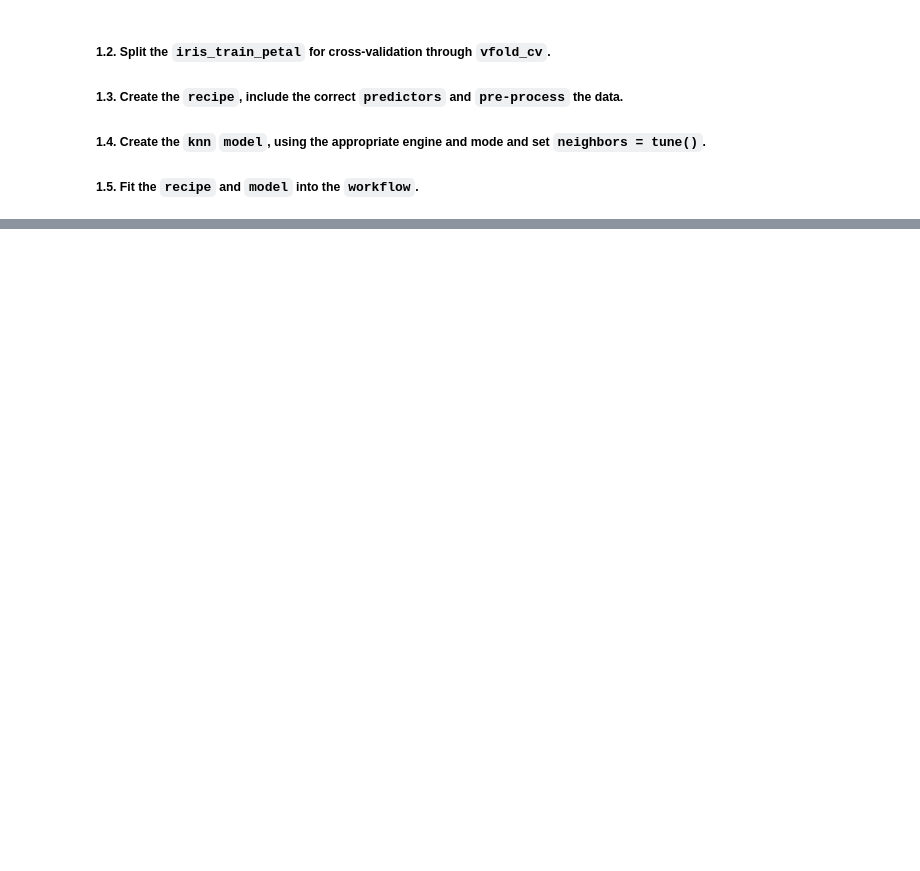
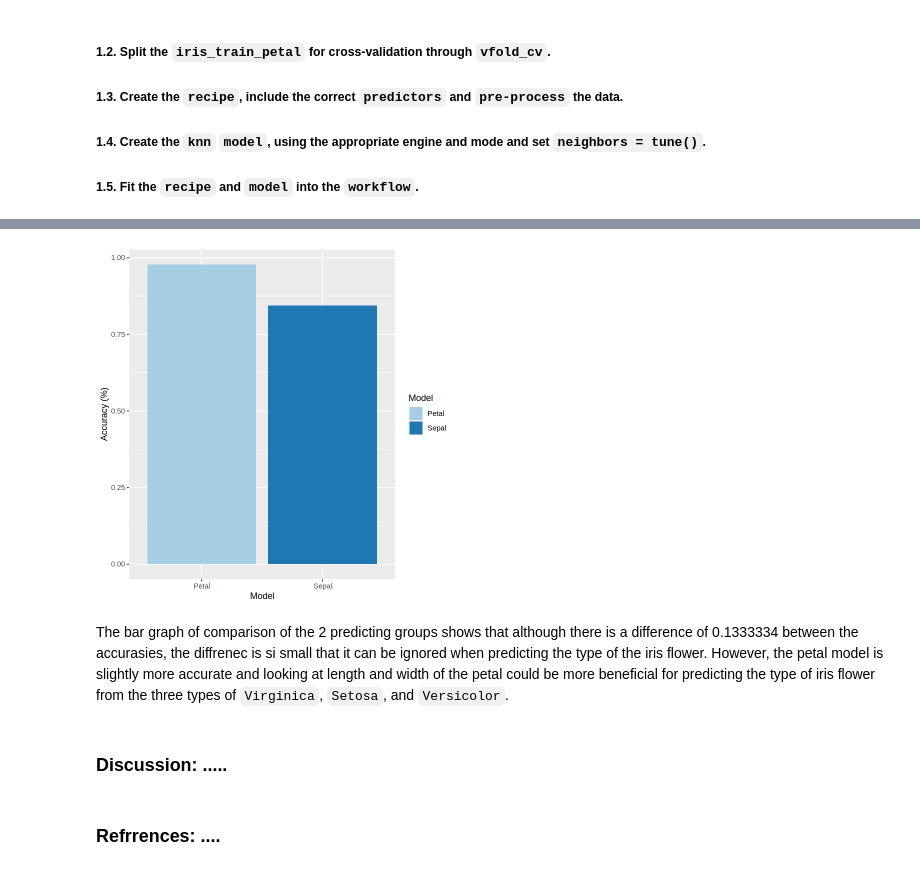
Before and after one commit to chilux00/dsci100-004-15, a Jupyter notebook: iris_prediction.ipynb, the cells around one changed output, grey strips where cells are left out. Saved outputs shown, nothing was run; the diff lists cells and outputs as text; code cells hidden in the pictures; blank space fills up the shorter version.

```diff
--- a/iris_prediction.ipynb
+++ b/iris_prediction.ipynb
@@ -175,0 +511,23 @@ cross_val_plot_petal
+# %%
+#2.1
+sepal_final_spec <- nearest_neighbor (weight_func = "rectangular", neighbors = 55)|>
+    set_engine("kknn") |>
+    set_mode("classification")
+
+#2.2
+sepal_final_workflow <- workflow() |>
+    add_recipe (sepal_recipe)|>
+    add_model (sepal_final_spec)|>
+    fit(data= iris_train_sepal)
+sepal_final_workflow
+
+2.3
+sepal_prediction <- predict(sepal_final_workflow, iris_test_sepal)|>
+    bind_cols (iris_test_sepal)
+head(sepal_prediction)
+
+2.4
+sepal_accuracy <- sepal_prediction |>
+  metrics(truth = class, estimate = .pred_class) |>
+  filter(.metric == "accuracy")
+head(sepal_accuracy)
@@ -175,0 +571,28 @@ cross_val_plot_petal
+# %%
+options(repr.plot.height = 6, repr.plot.width = 6)
+#select only the accuracies column
+petal_accuracy <- petal_accuracy |>
+select (.estimate)
+sepal_accuracy <- sepal_accuracy |>
+select (.estimate)
+
+#Create a tibble of accuracies of 3 models
+accuracies_comparison <- tibble (model = c("Petal", "Sepal"),
+                                 accuracy = c(petal_accuracy, sepal_accuracy))
+
+#visualize the comparison of 3 model's accuracies
+model_comparison_plot <- accuracies_comparison |>
+ggplot (aes(x = model, y = as.numeric(accuracy), fill = model)) +
+geom_bar (stat = "identity") +
+labs (x = "Model", y = "Accuracy (%)", fill = "Model") +
+scale_fill_brewer (palette = "Paired" )
+
+model_comparison_plot
+# %% [output]
+[figure, added]
+# %% [markdown]
+The bar graph of comparison of the 2 predicting groups shows that although there is a difference of 0.1333334 between the accurasies, the diffrenec is si small that it can be ignored when predicting the type of the iris flower. However, the petal model is slightly more accurate and looking at length and width of the petal could be more beneficial for predicting the type of iris flower from the three types of `Virginica`, `Setosa`, and `Versicolor`.
+# %% [markdown]
+### Discussion: .....
+# %% [markdown]
+### Refrrences: ....
```
Also changed, not shown: parts of 25 cells of this notebook.
